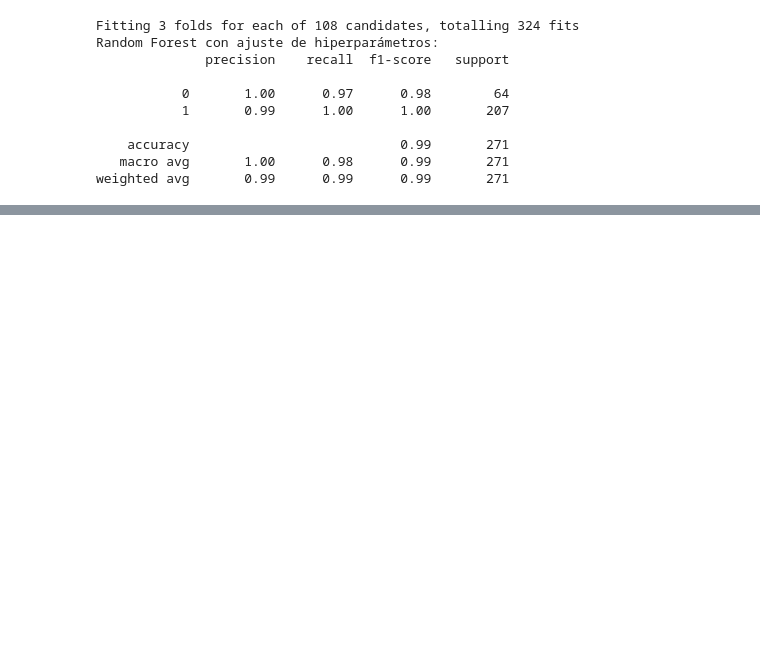
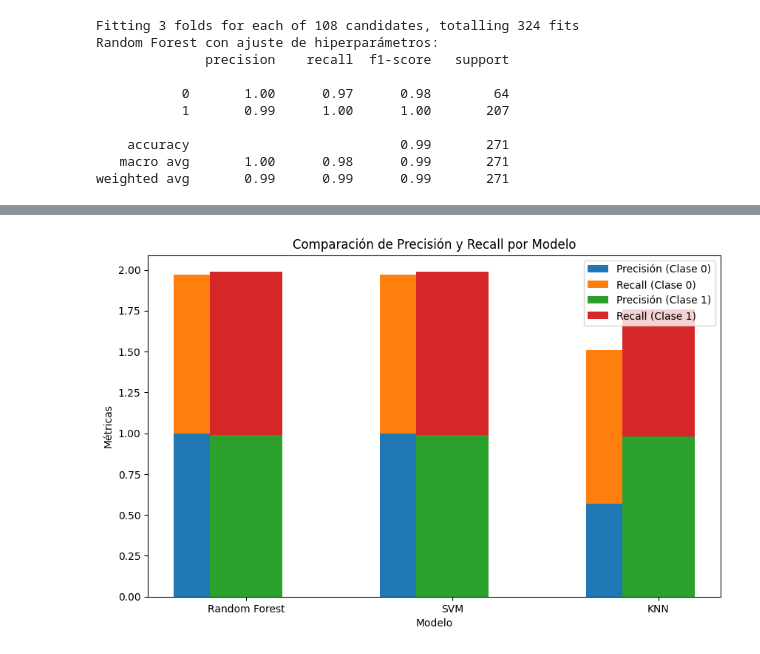
Before and after one commit to JeffVar00/Dataset_analisis, a Jupyter notebook: netflix.ipynb, the cells around one changed output, grey strips where cells are left out. Saved outputs shown, nothing was run; the diff lists cells and outputs as text; code cells hidden in the pictures; blank space fills up the shorter version.

```diff
--- a/netflix.ipynb
+++ b/netflix.ipynb
@@ -374,0 +387,29 @@ weighted avg       0.99      0.99      0.99       271
+# %%
+import matplotlib.pyplot as plt
+
+# Resultados de los modelos
+model_names = ['Random Forest', 'SVM', 'KNN']
+precision_class_0 = [1.00, 1.00, 0.57]
+recall_class_0 = [0.97, 0.97, 0.94]
+precision_class_1 = [0.99, 0.99, 0.98]
+recall_class_1 = [1.00, 1.00, 0.78]
+
+# Crear gráficos de barras para precisión y recall
+plt.figure(figsize=(10, 6))
+bar_width = 0.35
+index = range(len(model_names))
+
+plt.bar(index, precision_class_0, bar_width, label='Precisión (Clase 0)')
+plt.bar(index, recall_class_0, bar_width, label='Recall (Clase 0)', bottom=precision_class_0)
+
+plt.bar(index, precision_class_1, bar_width, label='Precisión (Clase 1)', align='edge')
+plt.bar(index, recall_class_1, bar_width, label='Recall (Clase 1)', align='edge', bottom=precision_class_1)
+
+plt.xlabel('Modelo')
+plt.ylabel('Métricas')
+plt.title('Comparación de Precisión y Recall por Modelo')
+plt.xticks([i + bar_width / 2 for i in index], model_names)
+plt.legend()
+plt.show()
+# %% [output]
+[figure, added]
```
Also changed, not shown: parts of 33 cells of this notebook.
